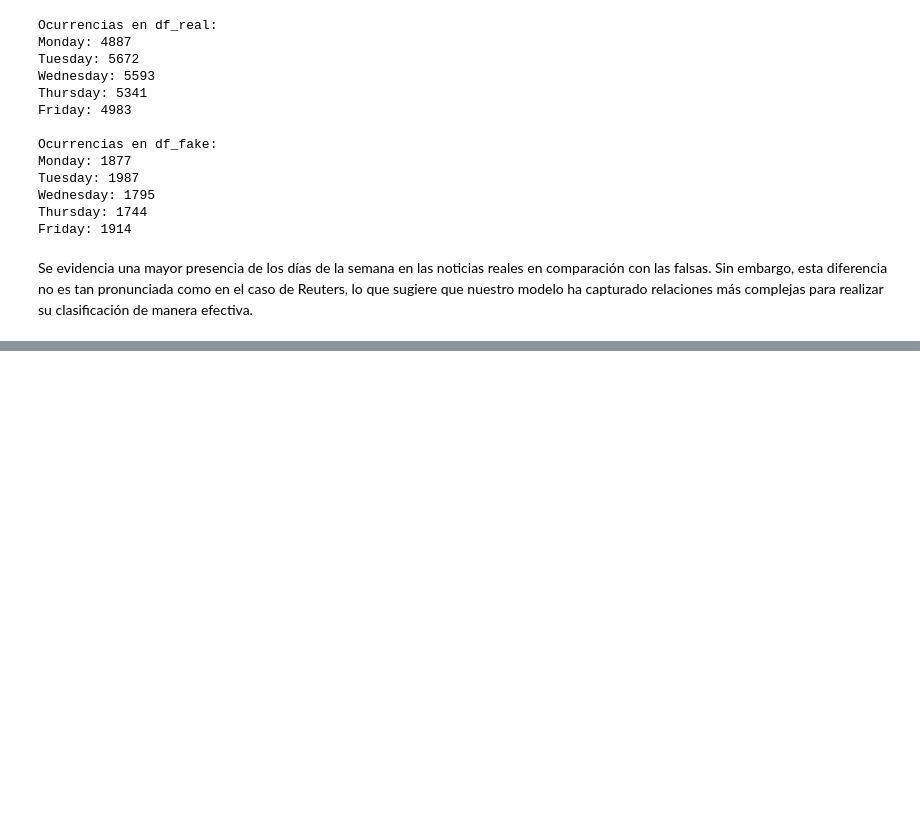
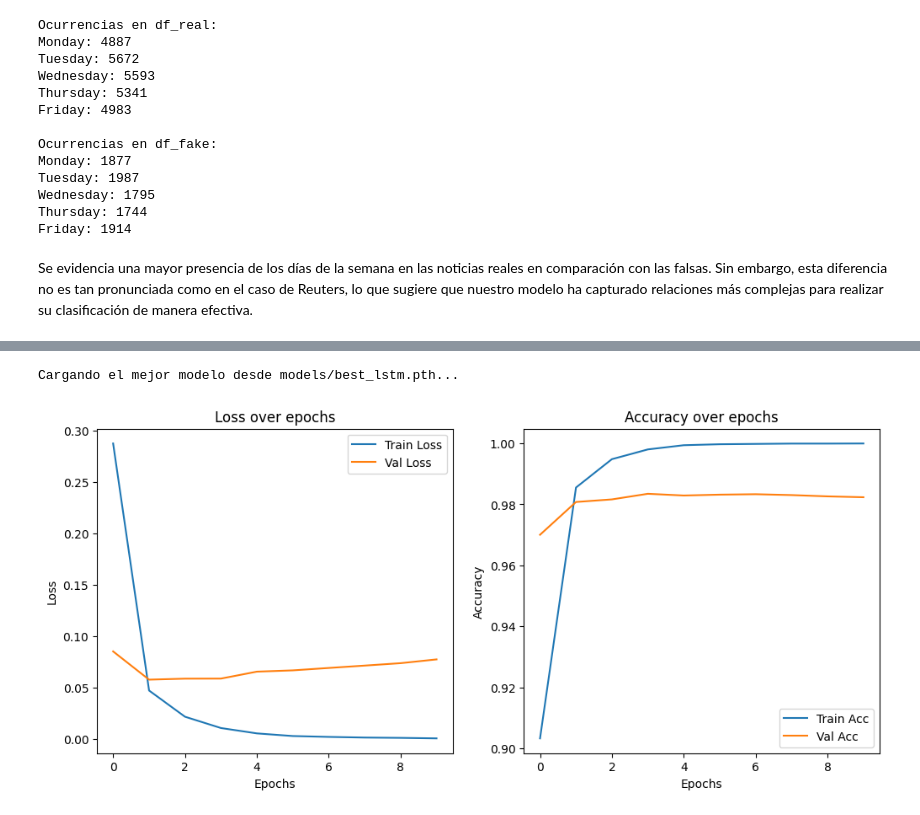
Before and after one commit to guillermo-grande/Fake-News-Detection, a Jupyter notebook: pipeline.ipynb, the cells around one changed output, grey strips where cells are left out. Drawn from its saved outputs; the diff is of its cells as text; code cells hidden in the pictures; blank space fills up the shorter version.

```diff
--- a/pipeline.ipynb
+++ b/pipeline.ipynb
@@ -554,0 +918,19 @@ df = pd.read_csv("Datasets/Cleaned-FR-News_V2.csv")
+# %%
+# Disponibilidad de GPU
+device = torch.device("cuda" if torch.cuda.is_available() else "cpu")
+print(f"Usando device: {device}")
+
+# Instanciar modelo y moverlo a GPU si está disponible
+model = LSTMModel().to(device)
+
+# Función de pérdida y optimizador
+criterion = nn.BCELoss()  # Pérdida para clasificación binaria
+optimizer = torch.optim.Adam(model.parameters(), lr=0.001)
+
+# Variables de ntrenamiento
+num_epochs = 10
+train_losses, valid_losses = [], []
+train_accuracies, valid_accuracies = [], []
+
+best_val_loss = float("inf")
+best_model_path = "models/best_lstm.pth"  # Ruta donde se guardará el mejor modelo
@@ -554,0 +998,29 @@ df = pd.read_csv("Datasets/Cleaned-FR-News_V2.csv")
+# %%
+# Cargar el mejor modelo guardado
+print(f"\nCargando el mejor modelo desde {best_model_path}...")
+model.load_state_dict(torch.load(best_model_path))
+model.to(device)
+
+# Graficar Pérdida y Accuracy
+plt.figure(figsize=(12, 5))
+
+plt.subplot(1, 2, 1)
+plt.plot(train_losses, label="Train Loss")
+plt.plot(valid_losses, label="Val Loss")
+plt.xlabel("Epochs")
+plt.ylabel("Loss")
+plt.title("Loss over epochs")
+plt.legend()
+
+plt.subplot(1, 2, 2)
+plt.plot(train_accuracies, label="Train Acc")
+plt.plot(valid_accuracies, label="Val Acc")
+plt.xlabel("Epochs")
+plt.ylabel("Accuracy")
+plt.title("Accuracy over epochs")
+plt.legend()
+
+plt.show()
+# %% [output]
+Cargando el mejor modelo desde models/best_lstm.pth...
+[figure, added]
```
Also changed, not shown: parts of 48 cells of this notebook, 1 other file.
